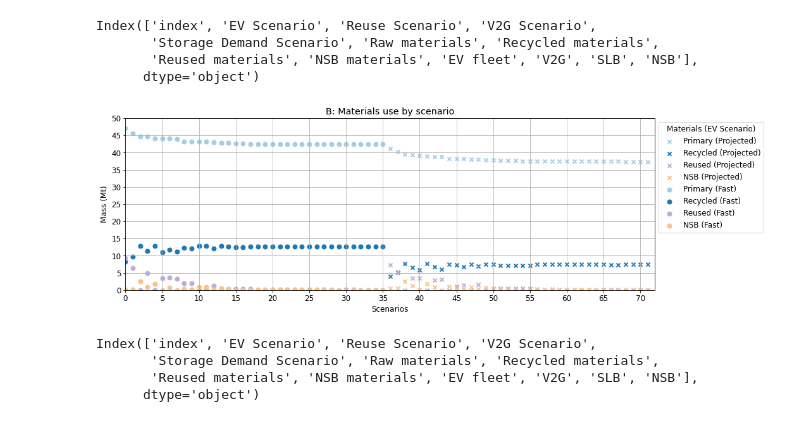
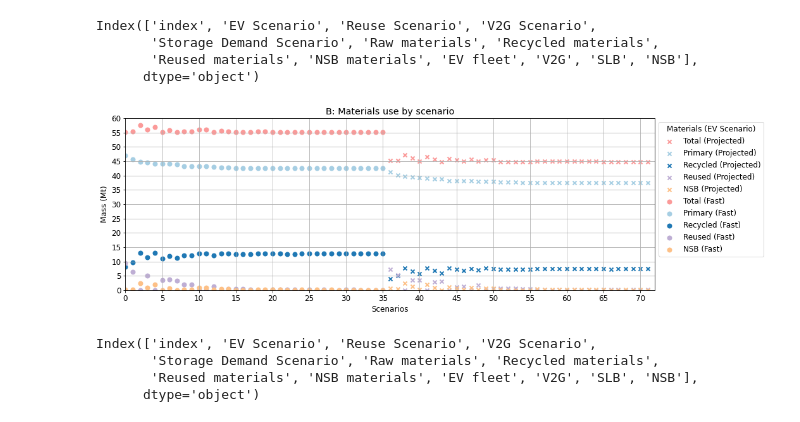
Before and after one commit to fernaag/V2G_in_EU, a Jupyter notebook: results/Manuscript/comparison_plots.ipynb, the cells around one changed output. Saved outputs shown, nothing was run; the diff lists cells and outputs as text; code cells hidden in the pictures.

Commit message:
Updated plots with total material demand and 600dpi

```diff
--- a/results/Manuscript/comparison_plots.ipynb
+++ b/results/Manuscript/comparison_plots.ipynb
@@ -46,6 +46,9 @@ for my_key in dict_names.keys():
 # sort according to raw material consumption
 df_ascend_rawm = df.sort_values(by = ['Raw materials'], ascending = False)
 df_ascend_rawm.reset_index(inplace = True)
+# %%
+# add total demand
+df_ascend_rawm['Total materials'] =  df_ascend_rawm['Raw materials'] + df_ascend_rawm['Recycled materials']
 # %%
 # with pd.option_context('display.max_rows', None,
 #                        'display.max_columns', None,
@@ -70,41 +73,44 @@ for ev_scenario in ['Slow EV', 'Fast EV']:
     if ev_scenario == 'Fast EV':
         pmarker = 'o'
         ev_label = 'Fast'
-    for col in ['Raw materials', 'Recycled materials', 'Reused materials', 'NSB materials']:
+    for col in ['Total materials', 'Raw materials', 'Recycled materials', 'Reused materials', 'NSB materials']:
+        if col == 'Total materials':
+            pcolor = np.array([cmap_mat(4)])
+            plabel = 'Total'
         if col == 'Raw materials':
             # pcolor = 'tab:grey'
             pcolor = np.array([cmap_mat(0)])
             # plabel = 'Raw'
             plabel = 'Primary'
         if col == 'Recycled materials':
             # pcolor = 'tab:green'
             pcolor = np.array([cmap_mat(1)])
             plabel = 'Recycled'
         if col == 'Reused materials':
             # pcolor = 'tab:blue'
             pcolor = np.array([cmap_ener(1)])
             plabel = 'Reused'
         if col == 'NSB materials':
             # pcolor = 'tab:orange'
             pcolor = np.array([cmap_ener(2)])
             plabel = 'NSB'
         # plot
         plt.scatter(df_ascend_rawm.loc[df_ascend_rawm['EV Scenario'] == ev_scenario, col].index,\
                     df_ascend_rawm.loc[df_ascend_rawm['EV Scenario'] == ev_scenario, col].values/1000,\
                     marker = pmarker, label = plabel+' ('+ev_label+')', alpha = transp, linewidth = 2, c = pcolor)
 # beautification
 plt.grid()
 plt.xticks(np.arange(0, 150, 5))
 plt.xlim((0, 72))
-plt.yticks(np.arange(0, 60, 5))
-plt.ylim((0,50))
+plt.yticks(np.arange(0, 100, 5))
+plt.ylim((0,60))
 plt.xlabel('Scenarios')
 plt.ylabel('Mass (Mt)')
 plt.legend(loc = 'upper left', title = 'Materials (EV Scenario)', bbox_to_anchor=(1,1))
 plt.title('B: Materials use by scenario')
-plt.savefig('mass_by_scenario.png', dpi = 300, bbox_inches = 'tight')
+plt.savefig('mass_by_scenario.png', dpi = 600, bbox_inches = 'tight')
 # %% [output]
-[figure, old version]
+[figure, new version]
 # %%
 df_ascend_rawm.columns
 # %% [output]
```
Also changed, not shown: parts of 6 cells of this notebook, 2 other files.
